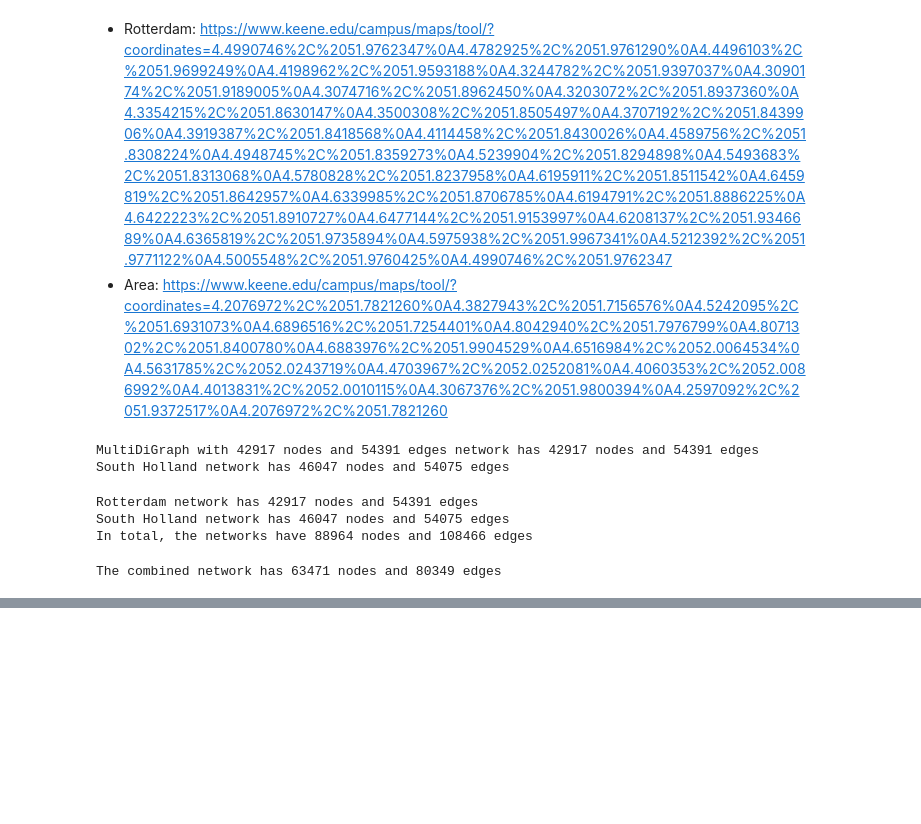
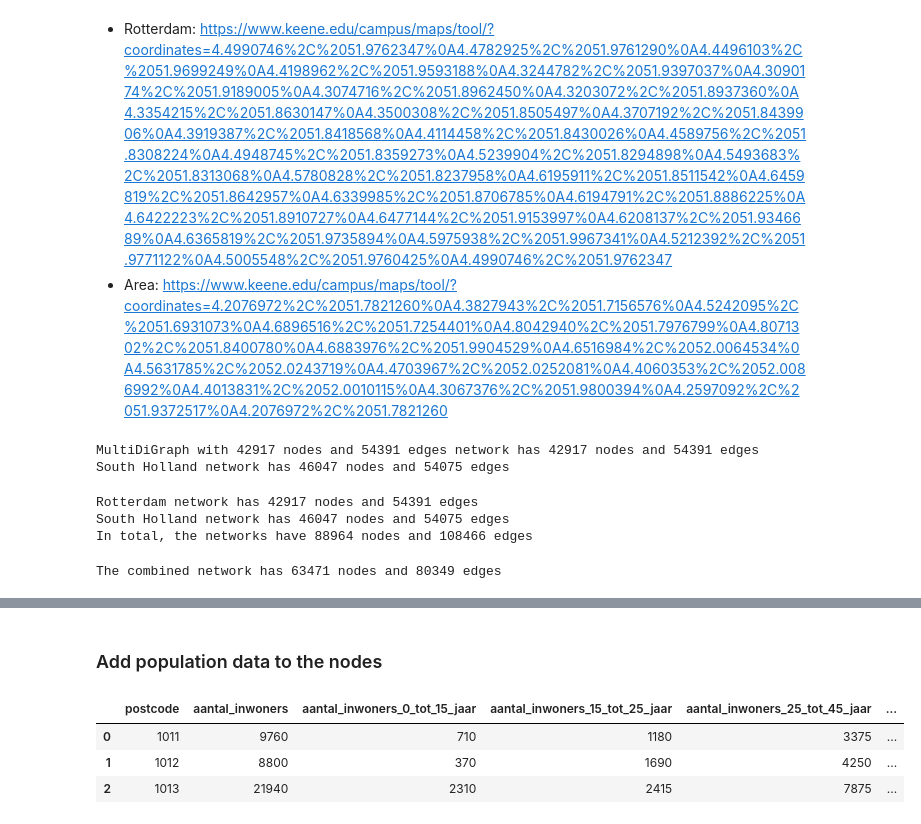
Before and after one commit to EwoutH/urban-self-driving-effects, a Jupyter notebook: network/create_network.ipynb, the cells around one changed output, grey strips where cells are left out. Drawn from its saved outputs; the diff is of its cells as text; code cells hidden in the pictures; blank space fills up the shorter version.

```diff
--- a/network/create_network.ipynb
+++ b/network/create_network.ipynb
@@ -181,0 +212,11 @@ fig.savefig("../img/merged_network.png", dpi=200, bbox_inches="tight")
+# %% [markdown]
+### Add population data to the nodes
+# %%
+# Load data/population_data_pc4.pkl geodataframe
+population_data = pd.read_pickle("../data/population_data_pc4.pkl")
+population_data.head(3)
+# %% [output]
+|  | postcode | aantal_inwoners | aantal_inwoners_0_tot_15_jaar | aantal_inwoners_15_tot_25_jaar | aantal_inwoners_25_tot_45_jaar | ... |
+| 0 | 1011 | 9760 | 710 | 1180 | 3375 | ... |
+| 1 | 1012 | 8800 | 370 | 1690 | 4250 | ... |
+| 2 | 1013 | 21940 | 2310 | 2415 | 7875 | ... |
```
Also changed, not shown: parts of 14 cells of this notebook, 3 other files.
